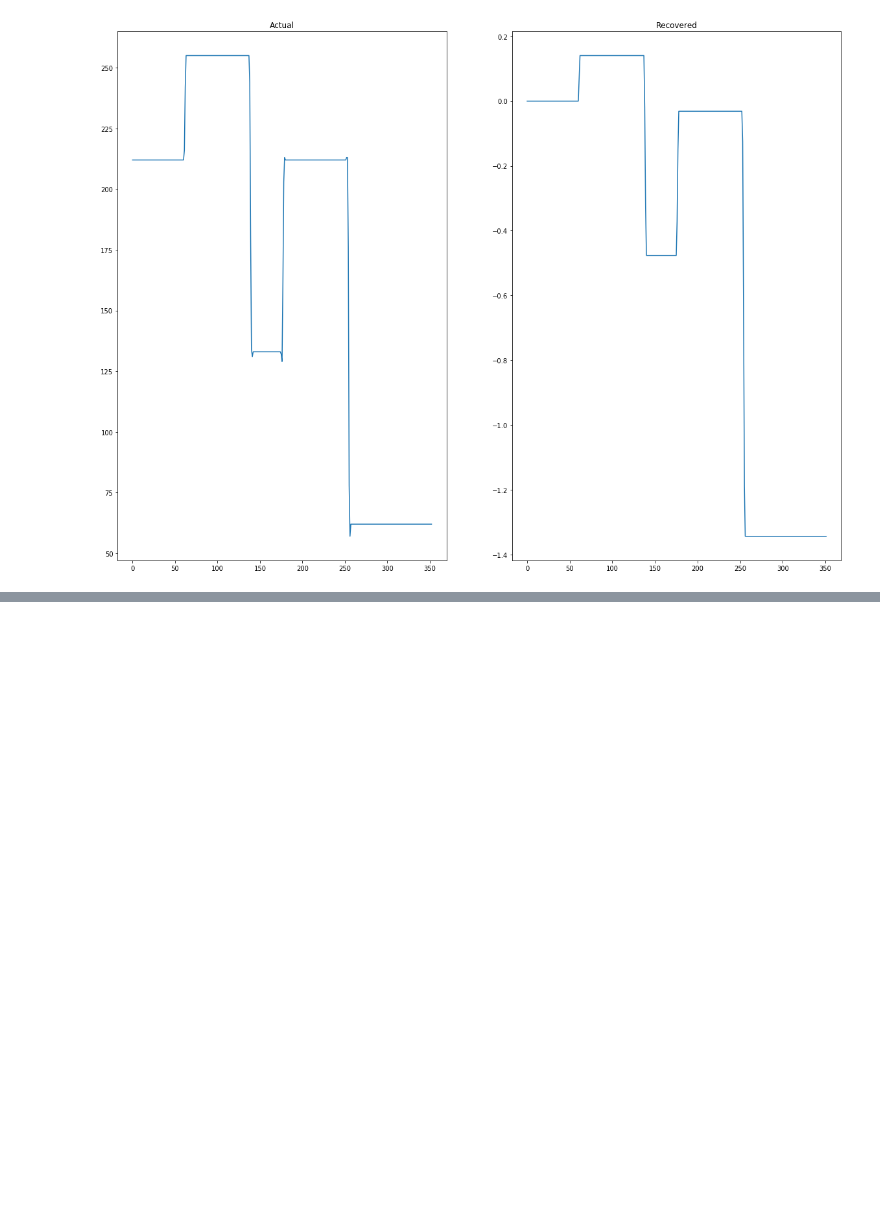
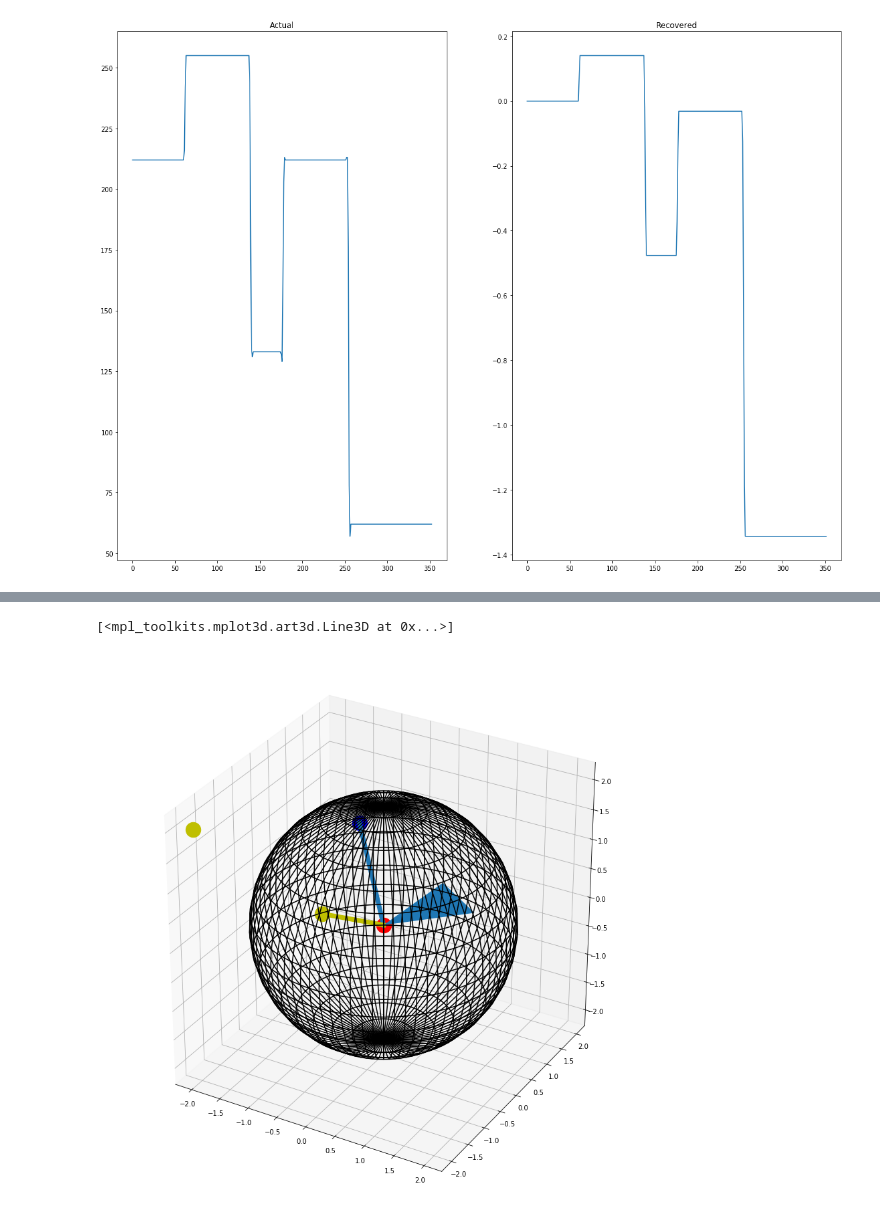
Before and after one commit to jalalirs/Introduction-to-Computer-Vision, a Jupyter notebook: L5/L5.ipynb, the cells around one changed output, grey strips where cells are left out. Saved outputs shown, nothing was run; the diff lists cells and outputs as text; code cells hidden in the pictures; blank space fills up the shorter version.

```diff
--- a/L5/L5.ipynb
+++ b/L5/L5.ipynb
@@ -827,0 +928,41 @@ Text(0.5,1,'Recovered')
+# %%
+%matplotlib inline
+fig, ax = plt.subplots(1, 1, subplot_kw={'projection':'3d', 'aspect':'equal'})
+fig.set_size_inches((20,15))
+ax.plot_wireframe(x, y, z,color='k', rstride=1, cstride=1)
+from mpl_toolkits.mplot3d.art3d import Poly3DCollection
+xt = [0,1,1]
+yt = [0,0,1]
+zt = [0,1,0]
+
+p1,p2,p3 = list(zip(xt, yt,zt))
+p1,p2,p3 = np.array(p1),np.array(p2),np.array(p3)
+u = p2-p1
+v = p3-p1
+tv = [u[1]*v[2] - u[2]*v[1],
+      u[2]*v[0] - u[0]*v[2],u[0]*v[1] - u[1]*v[0]]
+
+## Triangle
+verts = [[x1,x2,x3]]
+ax.add_collection3d(Poly3DCollection(verts))
+
+## Light
+lx=-2;ly=-2;lz=2
+ax.scatter([lx],[ly],[lz],s=500, c='y', marker='o')
+
+## Center
+ax.scatter([0],[0],[0],s=500, c='r', marker='o')
+
+## Triangle Normal
+ax.scatter(tv[0],tv[1],tv[2],s=500, c='b', marker='o')
+ax.plot([0,tv[0]],[0,tv[1]],[0,tv[2]],linewidth=7.0)
+
+##Light Normal
+lv = np.array([lx,ly,1])/np.sqrt(lx**2+ly**2+1)
+ax.scatter(lv[0],lv[1],lv[2],s=500, c='y', marker='o')
+ax.plot([0,lv[0]],[0,lv[1]],[0,lv[2]],linewidth=7.0,c='y')
+
+print(np.)
+# %% [output]
+[<mpl_toolkits.mplot3d.art3d.Line3D at 0x...>]
+[figure, added]
```
Also changed, not shown: parts of 10 cells of this notebook, 7 other files.
